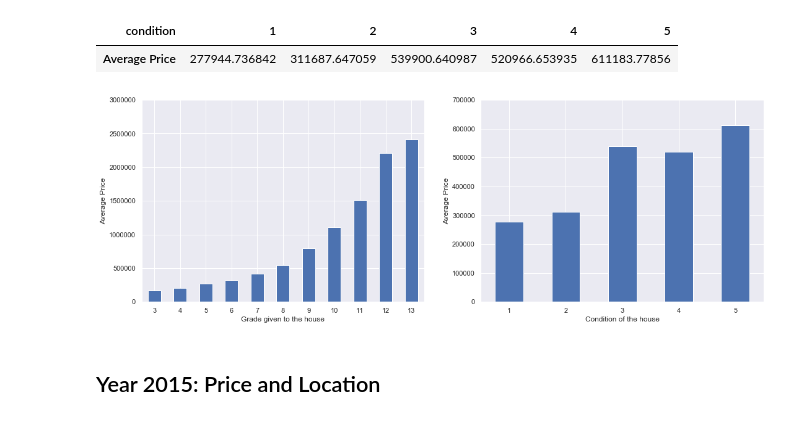
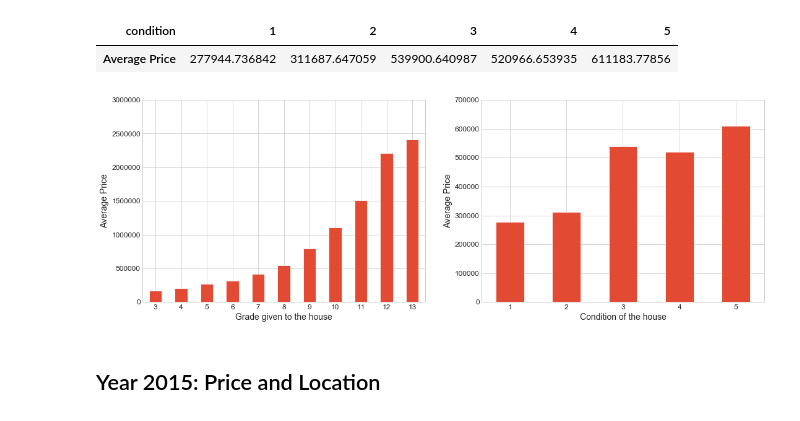
Before and after one commit to HatefDastour/Portfolio, a Jupyter notebook: property_assessment/property_assessment_King_County.ipynb, the cells around one changed output. Saved outputs shown, nothing was run; the diff lists cells and outputs as text; code cells hidden in the pictures.

```diff
--- a/property_assessment/property_assessment_King_County.ipynb
+++ b/property_assessment/property_assessment_King_County.ipynb
@@ -328,7 +326,7 @@ Group.tail(12).T
 | sqft_lot | 478288 | 499571 | 501376 | 505166 | 507038 | 533610 | 577605 | 641203 | 843309 | 982278 | 982998 | ... |
 | Average Price | 667000.0 | 350000.0 | 800000.0 | 999000.0 | 428000.0 | 375000.0 | 700000.0 | 849900.0 | 550000.0 | 790000.0 | 998000.0 | ... |
 # %%
-sns.set(color_codes=True)
+# sns.set(color_codes=True)
 
 fig, ax = plt.subplots(nrows=2, ncols=1, figsize=(18, 10), sharex=False)
 Group.head(50).plot.bar(rot=90,ax=ax[0], legend=False)
@@ -394,7 +392,7 @@ Group1.T
 | condition | 1 | 2 | 3 | 4 | 5 |
 | Average Price | 277944.736842 | 311687.647059 | 539900.640987 | 520966.653935 | 611183.77856 |
 # %%
-sns.set(color_codes=True)
+# sns.set(color_codes=True)
 
 fig, ax = plt.subplots(nrows=1, ncols=2, figsize=(18, 5), sharex=False)
 Group.plot.bar(rot=0,ax=ax[0], legend=False)
@@ -481,7 +479,7 @@ Group.tail(12).T
 | sqft_living | 6530 | 6670 | 6810 | 7120 | 7220 | 7390 | 7420 | 7440 | 7730 | 7850 | 7880 | ... |
 | Average Price | 1600000.0 | 2998000.0 | 2479000.0 | 900000.0 | 1940000.0 | 5300000.0 | 1950000.0 | 4208000.0 | 1920000.0 | 2700000.0 | 2415000.0 | ... |
 # %%
-sns.set(color_codes=True)
+# sns.set(color_codes=True)
 
 fig, ax = plt.subplots(nrows=2, ncols=1, figsize=(18, 10), sharex=False)
 Group.head(50).plot.bar(rot=90,ax=ax[0], legend=False)
@@ -511,7 +509,7 @@ Group.tail(12).T
 | sqft_lot | 443440 | 493534 | 503989 | 542322 | 623779 | 715690 | 871200 | 881654 | 920423 | 1024068 | 1164794 | ... |
 | Average Price | 569950.0 | 745000.0 | 920000.0 | 425000.0 | 700000.0 | 750000.0 | 1268750.0 | 1650000.0 | 1998000.0 | 855000.0 | 190000.0 | ... |
 # %%
-sns.set(color_codes=True)
+# sns.set(color_codes=True)
 
 fig, ax = plt.subplots(nrows=2, ncols=1, figsize=(18, 10), sharex=False)
 Group.head(50).plot.bar(rot=90,ax=ax[0], legend=False)
@@ -577,22 +575,22 @@ Group1.T
 | condition | 1 | 2 | 3 | 4 | 5 |
 | Average Price | 277944.736842 | 311687.647059 | 539900.640987 | 520966.653935 | 611183.77856 |
 # %%
-sns.set(color_codes=True)
+# sns.set(color_codes=True)
 
 fig, ax = plt.subplots(nrows=1, ncols=2, figsize=(18, 6), sharex=False)
 Group.plot.bar(rot=0,ax=ax[0], legend=False)
 _ = ax[0].set_ylabel('Average Price')
 _ = ax[0].set_xlabel(Dict['grade'])
 _ = ax[0].set_ylim([0,3e6])
 
 Group1.plot.bar(rot=0,ax=ax[1], legend=False)
 _ = ax[1].set_ylabel('Average Price')
 _ = ax[1].set_xlabel(Dict['condition'])
 _ = ax[1].set_ylim([0,7e5])
 
 plt.subplots_adjust(hspace=0.1)
 # %% [output]
-[figure, old version]
+[figure, new version]
 # %% [markdown]
 ## Year 2015: Price and Location
 # %%
```
Also changed, not shown: parts of 17 cells of this notebook, 10 other files.
